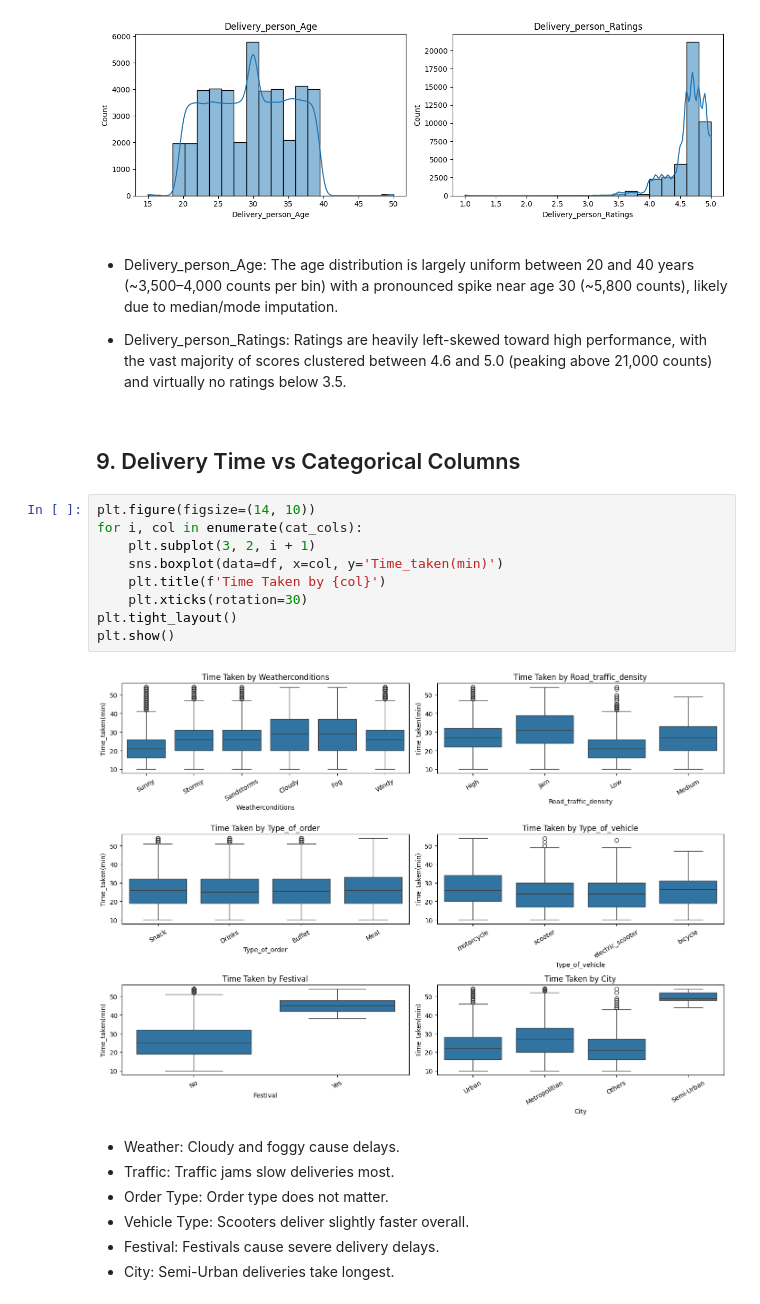
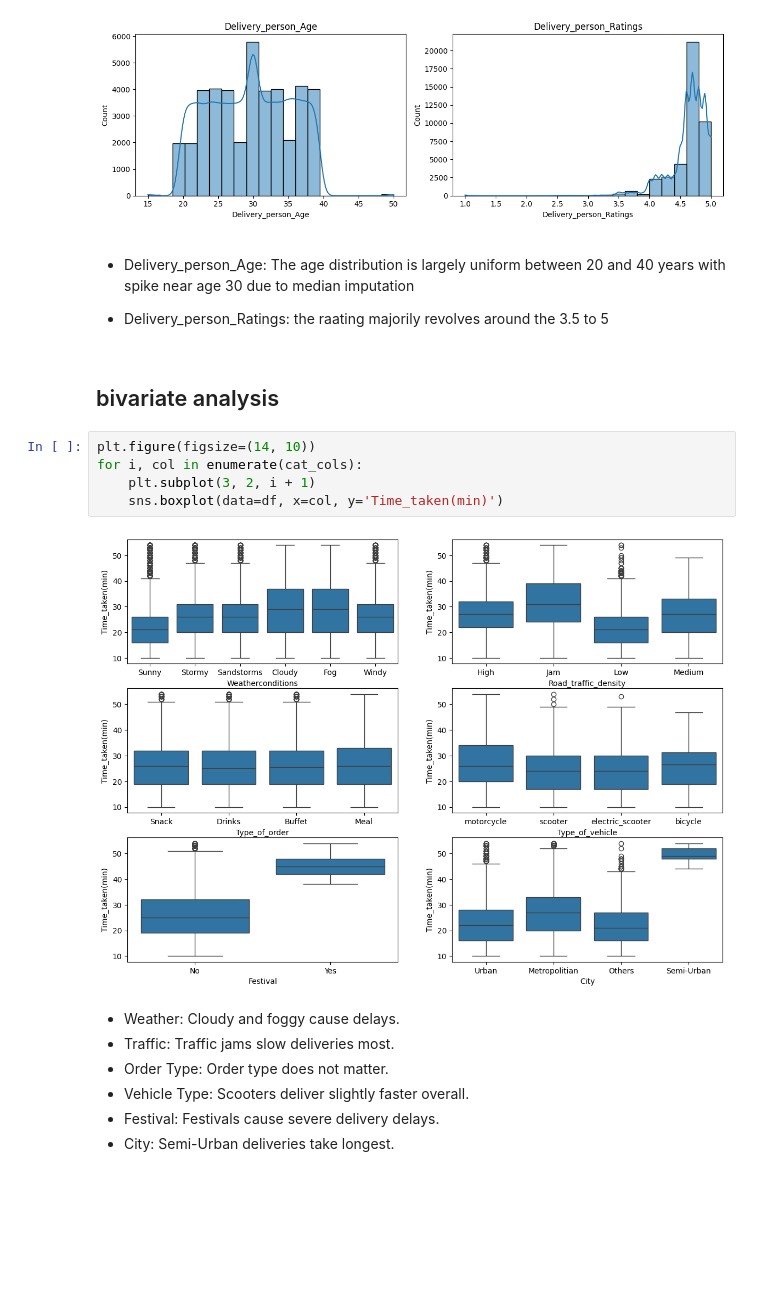
Before and after one commit to pushkarupadhyay587-a11y/Probation-Project-26, a Jupyter notebook: pushkar-task6/EDA.ipynb, the cells around one changed output. Drawn from its saved outputs; the diff is of its cells as text; blank space fills up the shorter version.

```diff
--- a/pushkar-task6/EDA.ipynb
+++ b/pushkar-task6/EDA.ipynb
@@ -528,23 +553,19 @@ plt.show()
 # %% [output]
 [figure]
 # %% [markdown]
-* Delivery_person_Age: The age distribution is largely uniform between 20 and 40 years (~3,500–4,000 counts per bin) with a pronounced spike near age 30 (~5,800 counts), likely due to median/mode imputation.
+* Delivery_person_Age: The age distribution is largely uniform between 20 and 40 years with  spike near age 30  due to median imputation
 
 
-* Delivery_person_Ratings: Ratings are heavily left-skewed toward high performance, with the vast majority of scores clustered between 4.6 and 5.0 (peaking above 21,000 counts) and virtually no ratings below 3.5.
+* Delivery_person_Ratings: the raating majorily revolves around the 3.5 to 5
-# %% [markdown]
-## 9. Delivery Time vs Categorical Columns
+# %% [markdown]
+## bivariate analysis
 # %%
 plt.figure(figsize=(14, 10))
 for i, col in enumerate(cat_cols):
     plt.subplot(3, 2, i + 1)
     sns.boxplot(data=df, x=col, y='Time_taken(min)')
-    plt.title(f'Time Taken by {col}')
-    plt.xticks(rotation=30)
-plt.tight_layout()
-plt.show()
 # %% [output]
-[figure, old version]
+[figure, new version]
 # %% [markdown]
 * Weather: Cloudy and foggy cause delays.
 * Traffic: Traffic jams slow deliveries most.
```
Also changed, not shown: parts of 29 cells of this notebook.
